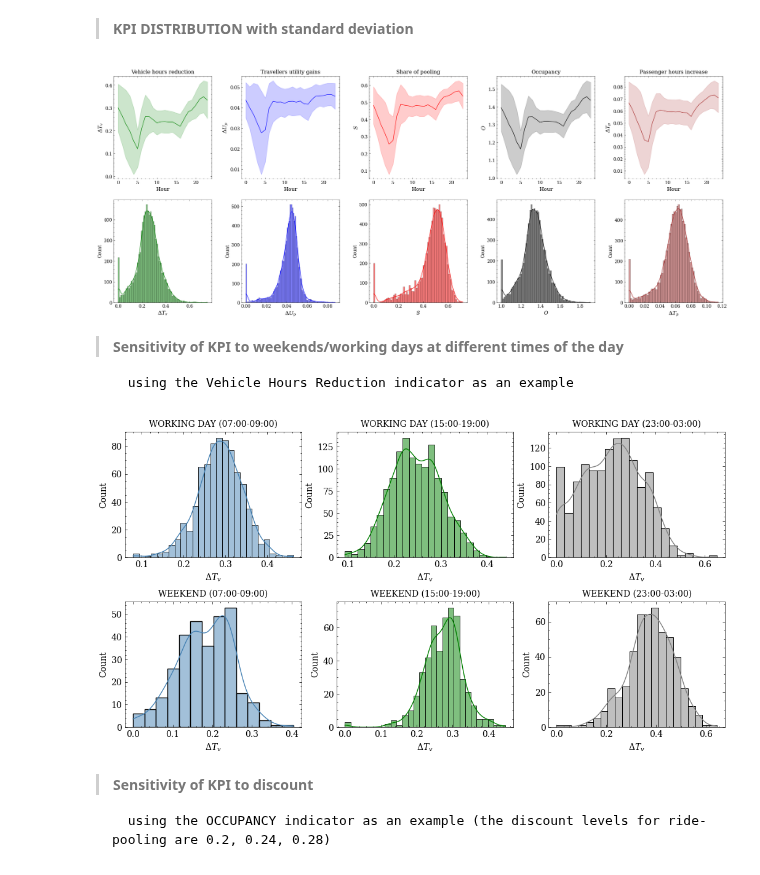
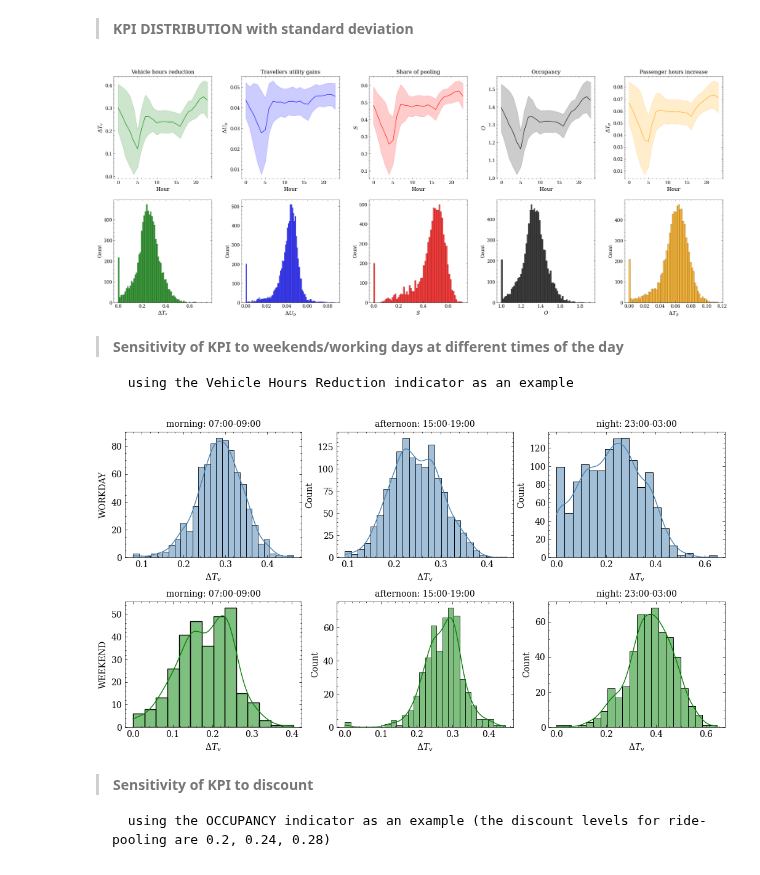
Before and after one commit to OlhaShulikaUJ/ExMAS-plotting, a Jupyter notebook: NYC KPI DA.ipynb, the cells around one changed output. Drawn from its saved outputs; the diff is of its cells as text; code cells hidden in the pictures.

```diff
--- a/NYC KPI DA.ipynb
+++ b/NYC KPI DA.ipynb
@@ -143,43 +143,43 @@ ax4.set_title("Occupancy", fontsize=12)
 ax=ax5
 for d in df.shared_discount.unique():
     to_plot = df
-    sns.lineplot(data = to_plot, x = df.Start_time.dt.hour, y = 'del_PassHourTrav', ax = ax, color='brown', errorbar ='sd')
+    sns.lineplot(data = to_plot, x = df.Start_time.dt.hour, y = 'del_PassHourTrav', ax = ax, color='orange', errorbar ='sd')
 ax5.set_xlabel('Hour', fontsize=12)
 ax5.set_ylabel("$\Delta T_p$", fontsize=12)
 ax5.set_title("Passenger hours increase", fontsize=12)
 
-ax=ax6 # with kernel density estimation
+ax=ax6
 for d in df.shared_discount.unique():
     to_plot = df
-sns.histplot(data = to_plot, x = 'del_VehHourTrav', kde=True, color='green', ax=ax)
+sns.histplot(data = to_plot, x = 'del_VehHourTrav', color='green', ax=ax)
 to_plot.Start_time.dt.dayofweek.unique()
 ax6.set_xlabel("$\Delta T_v$", fontsize=12)
 
-ax=ax7 # with kernel density estimation
+ax=ax7
 for d in df.shared_discount.unique():
     to_plot = df
-sns.histplot(data = to_plot, x = 'del_PassUtility', kde=True, color='blue', ax=ax)
+sns.histplot(data = to_plot, x = 'del_PassUtility', color='blue', ax=ax)
 to_plot.Start_time.dt.dayofweek.unique()
 ax7.set_xlabel("$\Delta U_p$", fontsize=12)
 
-ax=ax8 # with kernel density estimation
+ax=ax8
 for d in df.shared_discount.unique():
     to_plot = df
-sns.histplot(data = to_plot, x = 'shared_ratio', kde=True, color='red', ax=ax)
+sns.histplot(data = to_plot, x = 'shared_ratio', color='red', ax=ax)
 to_plot.Start_time.dt.dayofweek.unique()
 ax8.set_xlabel("$S$", fontsize=12)
 
-ax=ax9 # with kernel density estimation
+ax=ax9
 for d in df.shared_discount.unique():
     to_plot = df
-sns.histplot(data = to_plot, x = 'Occupancy', kde=True, color='black', ax=ax)
+sns.histplot(data = to_plot, x = 'Occupancy', color='black', ax=ax)
 to_plot.Start_time.dt.dayofweek.unique()
 ax9.set_xlabel("$O$", fontsize=12)
 
-ax=ax10 # with kernel density estimation
+ax=ax10
 for d in df.shared_discount.unique():
     to_plot = df
-sns.histplot(data = to_plot, x = 'del_PassHourTrav', kde=True, color='brown', ax=ax)
+sns.histplot(data = to_plot, x = 'del_PassHourTrav', color='orange', ax=ax)
 to_plot.Start_time.dt.dayofweek.unique()
 ax10.set_xlabel("$\Delta T_p$", fontsize=12)
 
@@ -190,7 +190,7 @@ plt.subplots_adjust(left=0.125,
                     wspace=0.3,
                     hspace=0.2)
 # %% [output]
-[figure, old version]
+[figure, new version]
 # %% [markdown]
 > **Sensitivity of KPI to weekends/working days at different times of the day**
 
@@ -206,72 +206,74 @@ ax4 = plt.subplot2grid((2,3), (1,0))
 ax5 = plt.subplot2grid((2,3), (1,1))
 ax6 = plt.subplot2grid((2,3), (1,2))
 
-ax=ax1
+ax=ax1 # with kernel density estimation
 for d in df.shared_discount.unique():
     to_plot = df[(df.Start_time.dt.dayofweek.isin([0,1,2,3,4])
                   & (df.Start_time.dt.hour.isin([7,8,9])))]
 sns.histplot(data = to_plot, x = 'del_VehHourTrav', kde=True, color='steelblue', ax=ax)
 to_plot.Start_time.dt.dayofweek.unique()
 ax1.set_xlabel("$\Delta T_v$")
-ax.set_title("WORKING DAY (07:00-09:00)", fontsize=10)
+ax1.set_ylabel('WORKDAY')
+ax.set_title("morning: 07:00-09:00", fontsize=10)
 
-ax=ax2
+ax=ax2 # with kernel density estimation
 for d in df.shared_discount.unique():
     to_plot = df[(df.Start_time.dt.dayofweek.isin([0,1,2,3,4])
                   & (df.Start_time.dt.hour.isin([15,16,17,18,19])))]
-sns.histplot(data = to_plot, x = 'del_VehHourTrav', kde=True, color='green', ax=ax)
+sns.histplot(data = to_plot, x = 'del_VehHourTrav', kde=True, color='steelblue', ax=ax)
 to_plot.Start_time.dt.dayofweek.unique()
 ax2.set_xlabel("$\Delta T_v$")
-ax.set_title("WORKING DAY (15:00-19:00)", fontsize=10)
+ax.set_title("afternoon: 15:00-19:00", fontsize=10)
 
-ax=ax3
+ax=ax3 # with kernel density estimation
 for d in df.shared_discount.unique():
     to_plot = df[(df.Start_time.dt.dayofweek.isin([0,1,2,3,4])
                   & (df.Start_time.dt.hour.isin([23])))
                  | df.Start_time.dt.dayofweek.isin([0,1,2,3,4])
                   & (df.Start_time.dt.hour.isin([0,1,2,3]))]
-sns.histplot(data = to_plot, x = 'del_VehHourTrav', kde=True, color='gray', ax=ax)
+sns.histplot(data = to_plot, x = 'del_VehHourTrav', kde=True, color='steelblue', ax=ax)
 to_plot.Start_time.dt.dayofweek.unique()
 ax3.set_xlabel("$\Delta T_v$")
-ax.set_title("WORKING DAY (23:00-03:00)", fontsize=10)
+ax.set_title("night: 23:00-03:00", fontsize=10)
 
-ax=ax4
+ax=ax4 # with kernel density estimation
 for d in df.shared_discount.unique():
     to_plot = df[(df.Start_time.dt.dayofweek.isin([5,6])
                   & (df.Start_time.dt.hour.isin([7,8,9])))]
-sns.histplot(data = to_plot, x = 'del_VehHourTrav', kde=True, color='steelblue', ax=ax)
+sns.histplot(data = to_plot, x = 'del_VehHourTrav', kde=True, color='green', ax=ax)
 to_plot.Start_time.dt.dayofweek.unique()
 ax4.set_xlabel("$\Delta T_v$")
-ax.set_title("WEEKEND (07:00-09:00)", fontsize=10)
+ax4.set_ylabel('WEEKEND')
+ax.set_title("morning: 07:00-09:00", fontsize=10)
 
-ax=ax5
+ax=ax5 # with kernel density estimation
 for d in df.shared_discount.unique():
     to_plot = df[(df.Start_time.dt.dayofweek.isin([5,6])
                   & (df.Start_time.dt.hour.isin([15,16,17,18,19])))]
 sns.histplot(data = to_plot, x = 'del_VehHourTrav', kde=True, color='green', ax=ax)
 to_plot.Start_time.dt.dayofweek.unique()
 ax5.set_xlabel("$\Delta T_v$")
-ax.set_title("WEEKEND (15:00-19:00)", fontsize=10)
+ax.set_title("afternoon: 15:00-19:00", fontsize=10)
 
-ax=ax6
+ax=ax6 # with kernel density estimation
 for d in df.shared_discount.unique():
     to_plot = df[(df.Start_time.dt.dayofweek.isin([5,6])
                   & (df.Start_time.dt.hour.isin([23])))
                  | df.Start_time.dt.dayofweek.isin([5,6])
                   & (df.Start_time.dt.hour.isin([0,1,2,3]))]
-sns.histplot(data = to_plot, x = 'del_VehHourTrav', kde=True, color='gray', ax=ax)
+sns.histplot(data = to_plot, x = 'del_VehHourTrav', kde=True, color='green', ax=ax)
 to_plot.Start_time.dt.dayofweek.unique()
 ax6.set_xlabel("$\Delta T_v$")
-ax.set_title("WEEKEND (23:00-03:00)", fontsize=10)
+ax.set_title("night: 23:00-03:00", fontsize=10)
 
 plt.subplots_adjust(left=0.125,
                     bottom=0.1,
                     right=1.1,
                     top=0.9,
                     wspace=0.2,
                     hspace=0.35)
 # %% [output]
-[figure, old version]
+[figure, new version]
 # %% [markdown]
 > **Sensitivity of KPI to discount**
 
```
Also changed, not shown: parts of 2 cells of this notebook.
